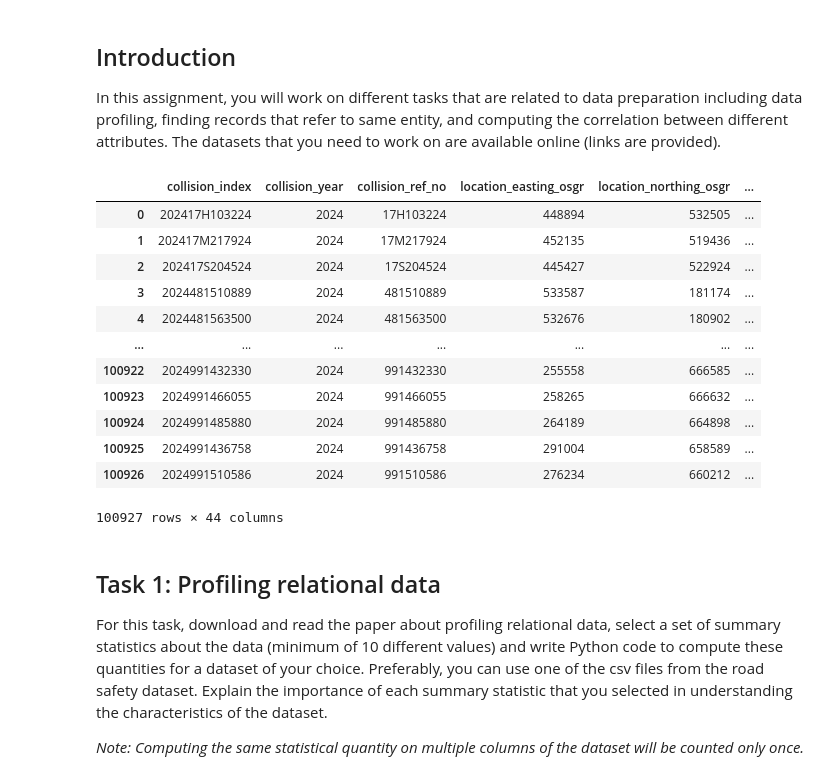
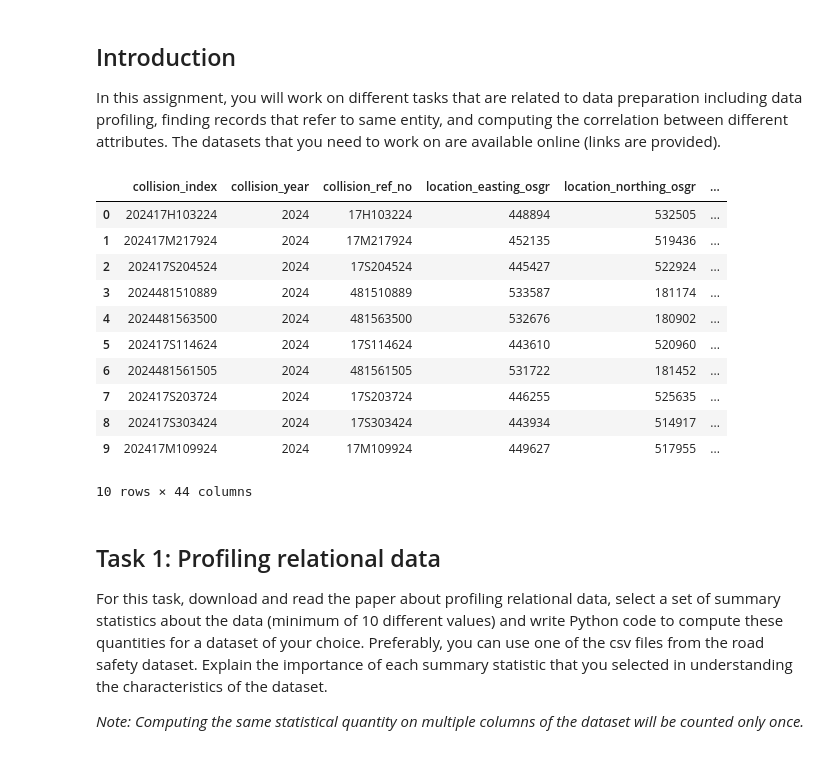
Before and after one commit to liquinto/data_warngling_assignment_2, a Jupyter notebook: Assignment 2.ipynb, the cells around one changed output. Saved outputs shown, nothing was run; the diff lists cells and outputs as text; code cells hidden in the pictures.

```diff
--- a/Assignment 2.ipynb
+++ b/Assignment 2.ipynb
@@ -21,22 +19,21 @@ from itertools import combinations
 # %%
 # Load the csv into a dataframe and print a part of the dataframe
 
 df = pd.read_csv("dft-road-casualty-statistics-collision-2024.csv", low_memory = False)
-df
+df[:10]
 # %% [output]
 |  | collision_index | collision_year | collision_ref_no | location_easting_osgr | location_northing_osgr | ... |
 | 0 | 202417H103224 | 2024 | 17H103224 | 448894 | 532505 | ... |
 | 1 | 202417M217924 | 2024 | 17M217924 | 452135 | 519436 | ... |
 | 2 | 202417S204524 | 2024 | 17S204524 | 445427 | 522924 | ... |
 | 3 | 2024481510889 | 2024 | 481510889 | 533587 | 181174 | ... |
 | 4 | 2024481563500 | 2024 | 481563500 | 532676 | 180902 | ... |
-| ... | ... | ... | ... | ... | ... | ... |
-| 100922 | 2024991432330 | 2024 | 991432330 | 255558 | 666585 | ... |
-| 100923 | 2024991466055 | 2024 | 991466055 | 258265 | 666632 | ... |
-| 100924 | 2024991485880 | 2024 | 991485880 | 264189 | 664898 | ... |
-| 100925 | 2024991436758 | 2024 | 991436758 | 291004 | 658589 | ... |
-| 100926 | 2024991510586 | 2024 | 991510586 | 276234 | 660212 | ... |
+| 5 | 202417S114624 | 2024 | 17S114624 | 443610 | 520960 | ... |
+| 6 | 2024481561505 | 2024 | 481561505 | 531722 | 181452 | ... |
+| 7 | 202417S203724 | 2024 | 17S203724 | 446255 | 525635 | ... |
+| 8 | 202417S303424 | 2024 | 17S303424 | 443934 | 514917 | ... |
+| 9 | 202417M109924 | 2024 | 17M109924 | 449627 | 517955 | ... |
-100927 rows × 44 columns
+10 rows × 44 columns
 # %% [markdown]
 ## Task 1: Profiling relational data
 
```
Also changed, not shown: parts of 39 cells of this notebook.
